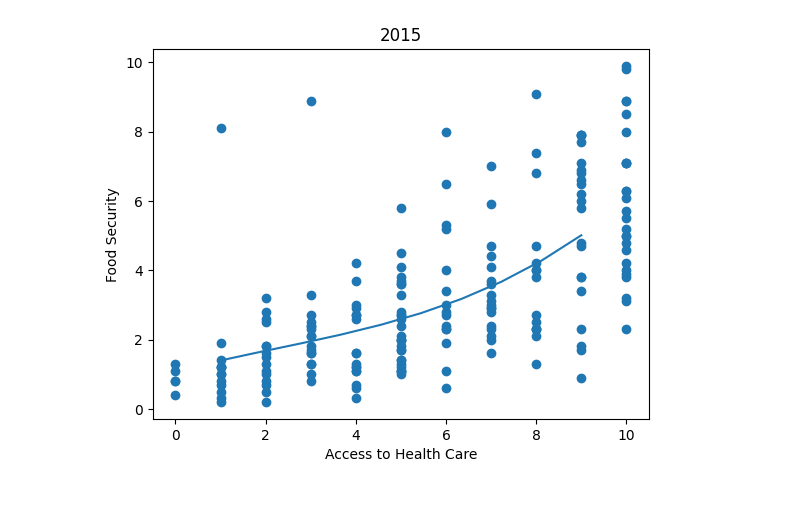
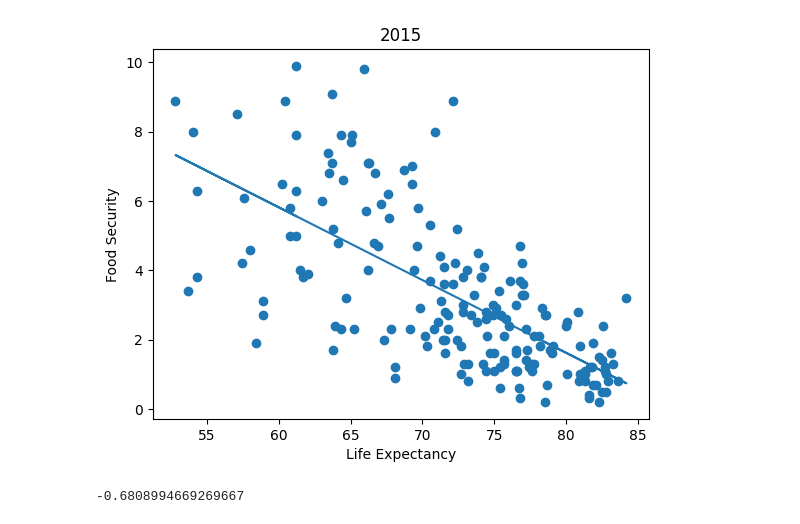
Before and after one commit to olliemason03/datanew, a Jupyter notebook: Untitled-1.ipynb, the cells around one changed output. Cells and saved outputs as stored; diff of their text form; code cells hidden in the pictures.

```diff
--- a/Untitled-1.ipynb
+++ b/Untitled-1.ipynb
@@ -63,18 +91,30 @@ fig.write_html("wd2023.html")
 fig.show()
 # %%
 
-x = wd2015['Access to health care']
+x = wd2015['Life Expectancy']
 y = wd2015['Food Security']
 mymodel = np.poly1d(np.polyfit(x, y, 3))
 
 myline = np.linspace(1, 9, 10)
 
-plt.scatter(x, y)
-plt.plot(myline, mymodel(myline))
+
+slope, intercept, r, p, std_err = stats.linregress(x, y)
+
+def myfunc(x):
+  return slope * x + intercept
+
+mymodel = list(map(myfunc, x))
+
+plt.scatter(x, y)#scatter plot to show relationship between life expectancy and food security in 2015
+plt.plot(x, mymodel)
 plt.title('2015')
-plt.xlabel('Access to Health Care')
+plt.xlabel('Life Expectancy')
 plt.ylabel('Food Security')
 plt.show()
+slope, intercept, r, p, std_err = stats.linregress(x, y)
+
+print(r)
 # %% [output]
-[figure, old version]
+[figure, new version]
+-0.6808994669269667
 # %%
```
Also changed, not shown: parts of 12 cells of this notebook, 10 other files.
